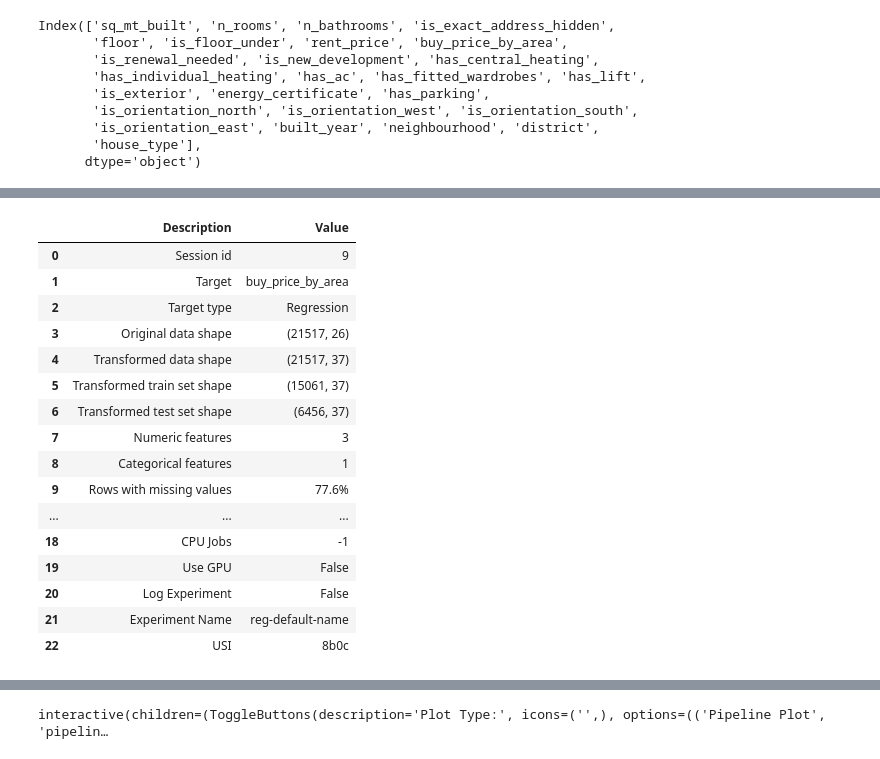
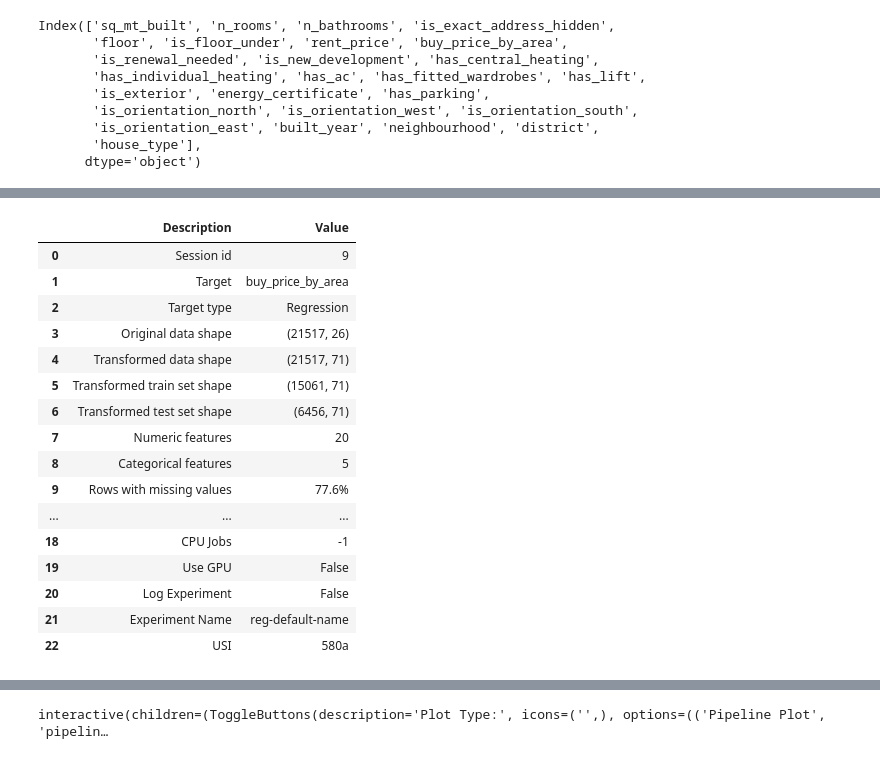
Before and after one commit to namratamayekar/Housing_Price_Prediction_Madrid, a Jupyter notebook: notebooks/Modelling_Emanuela.ipynb, the cells around one changed output, grey strips where cells are left out. Saved outputs shown, nothing was run; the diff lists cells and outputs as text; code cells hidden in the pictures.

```diff
--- a/notebooks/Modelling_Emanuela.ipynb
+++ b/notebooks/Modelling_Emanuela.ipynb
@@ -128,29 +108,29 @@ from pycaret.regression import *
 # %%
 # Setup the environment in PyCaret
 regression_setup = setup(
     data=df,
     target = 'buy_price_by_area',
     session_id=9,
-    categorical_features=['floor']
-    )
+    categorical_features= ['floor', 'energy_certificate', 'neighbourhood', 'district', 'house_type']
+)
 # %% [output]
 |  | Description | Value |
 | 0 | Session id | 9 |
 | 1 | Target | buy_price_by_area |
 | 2 | Target type | Regression |
 | 3 | Original data shape | (21517, 26) |
-| 4 | Transformed data shape | (21517, 37) |
-| 5 | Transformed train set shape | (15061, 37) |
-| 6 | Transformed test set shape | (6456, 37) |
-| 7 | Numeric features | 3 |
-| 8 | Categorical features | 1 |
+| 4 | Transformed data shape | (21517, 71) |
+| 5 | Transformed train set shape | (15061, 71) |
+| 6 | Transformed test set shape | (6456, 71) |
+| 7 | Numeric features | 20 |
+| 8 | Categorical features | 5 |
 | 9 | Rows with missing values | 77.6% |
 | ... | ... | ... |
 | 18 | CPU Jobs | -1 |
 | 19 | Use GPU | False |
 | 20 | Log Experiment | False |
 | 21 | Experiment Name | reg-default-name |
-| 22 | USI | 8b0c |
+| 22 | USI | 580a |
 # %%
 # compare baseline models
 best_model = compare_models()
```
Also changed, not shown: parts of 6 cells of this notebook, 3 other files.
